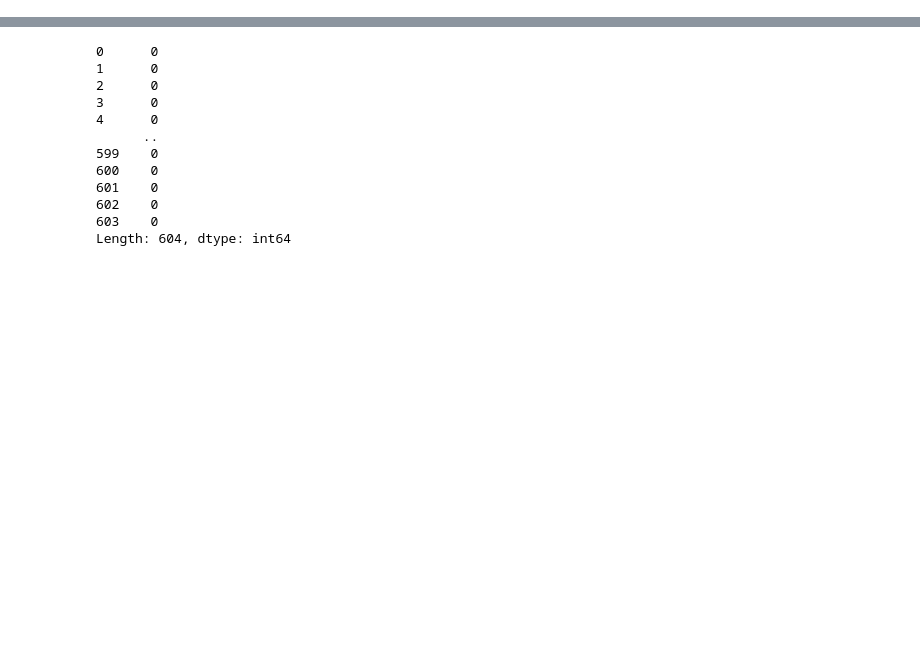
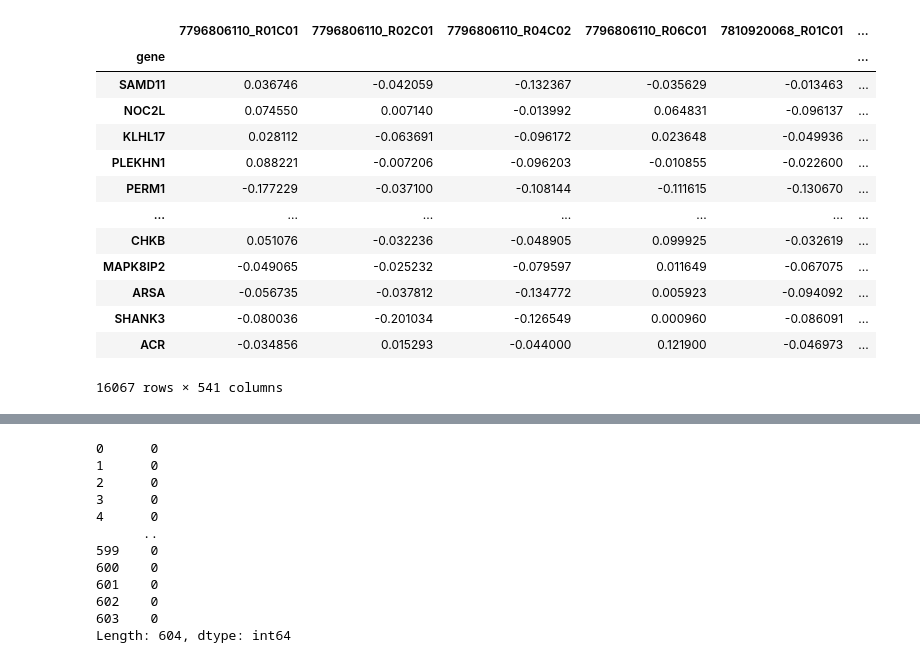
Before and after one commit to sstefan01/methylation-survival, a Jupyter notebook: scratch_eval.ipynb, the cells around one changed output, grey strips where cells are left out. Cells and saved outputs as stored; diff of their text form; code cells hidden in the pictures; blank space fills up the shorter version.

```diff
--- a/scratch_eval.ipynb
+++ b/scratch_eval.ipynb
@@ -15,0 +83,18 @@ beta_val_og = pd.read_csv('data/beta_val_uniform_preprocess_rCM.csv', header = N
+# %%
+cnv_cavalli = pd.read_csv('data/cnv_cavalli.csv',index_col = 0)
+cnv_cavalli
+# %% [output]
+|  | 7796806110_R01C01 | 7796806110_R02C01 | 7796806110_R04C02 | 7796806110_R06C01 | 7810920068_R01C01 | ... |
+| gene |  |  |  |  |  | ... |
+| SAMD11 | 0.036746 | -0.042059 | -0.132367 | -0.035629 | -0.013463 | ... |
+| NOC2L | 0.074550 | 0.007140 | -0.013992 | 0.064831 | -0.096137 | ... |
+| KLHL17 | 0.028112 | -0.063691 | -0.096172 | 0.023648 | -0.049936 | ... |
+| PLEKHN1 | 0.088221 | -0.007206 | -0.096203 | -0.010855 | -0.022600 | ... |
+| PERM1 | -0.177229 | -0.037100 | -0.108144 | -0.111615 | -0.130670 | ... |
+| ... | ... | ... | ... | ... | ... | ... |
+| CHKB | 0.051076 | -0.032236 | -0.048905 | 0.099925 | -0.032619 | ... |
+| MAPK8IP2 | -0.049065 | -0.025232 | -0.079597 | 0.011649 | -0.067075 | ... |
+| ARSA | -0.056735 | -0.037812 | -0.134772 | 0.005923 | -0.094092 | ... |
+| SHANK3 | -0.080036 | -0.201034 | -0.126549 | 0.000960 | -0.086091 | ... |
+| ACR | -0.034856 | 0.015293 | -0.044000 | 0.121900 | -0.046973 | ... |
+16067 rows × 541 columns
```
Also changed, not shown: parts of 32 cells of this notebook, 4 other files.
